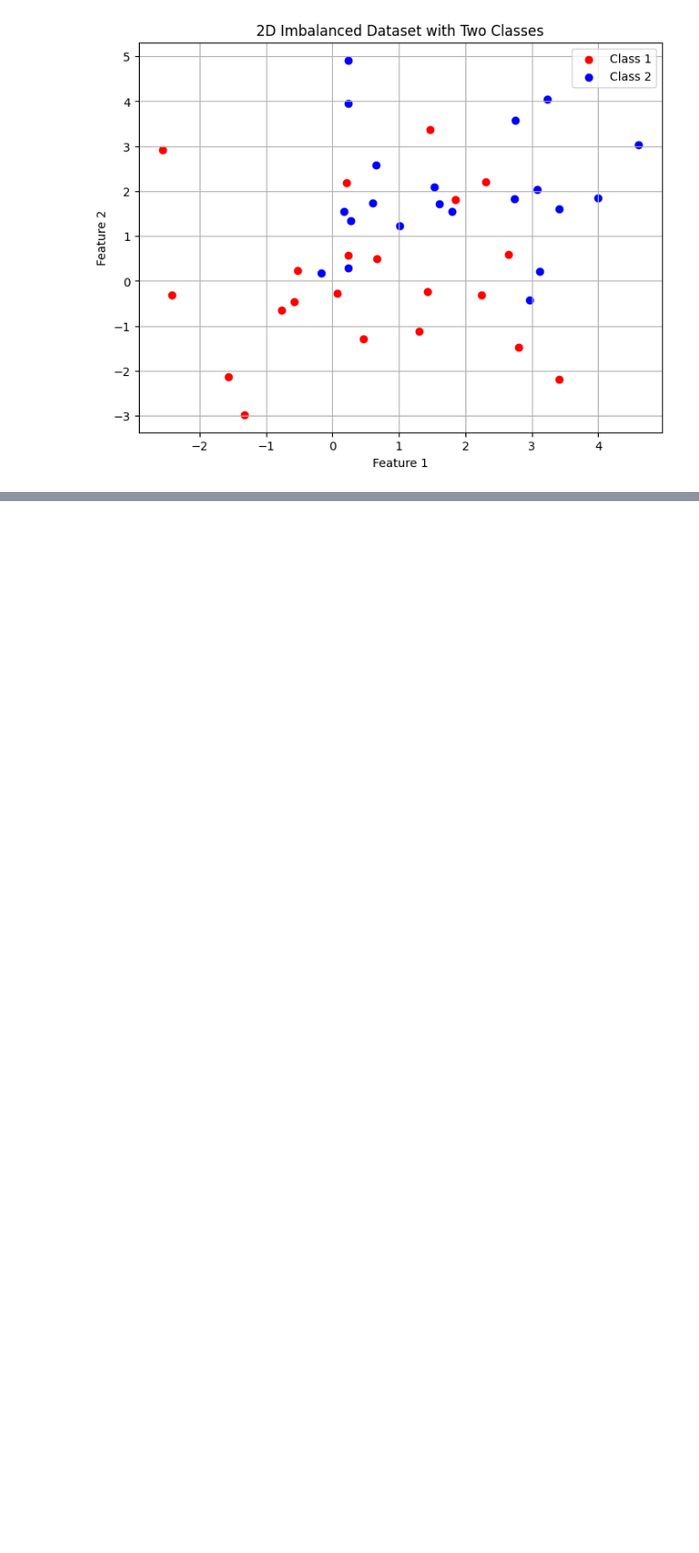
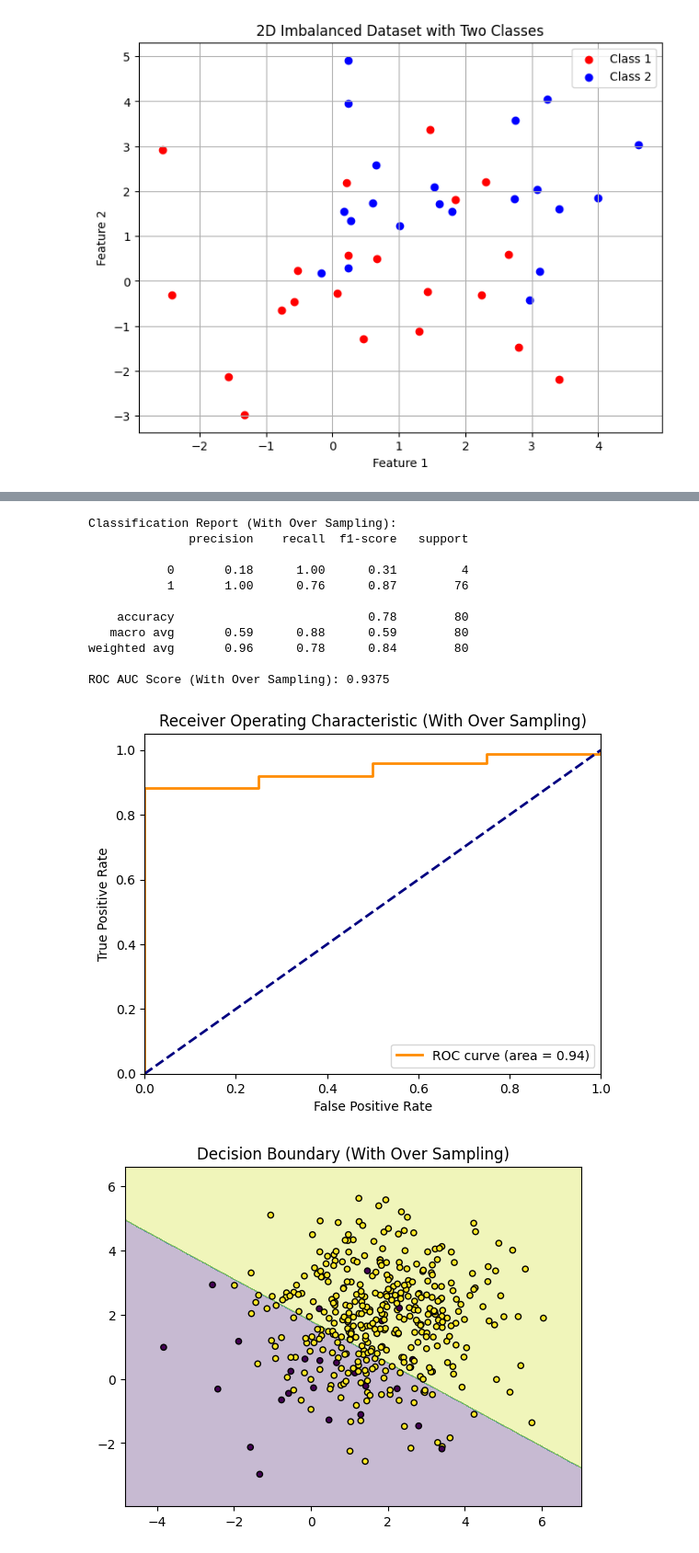
Before and after one commit to ajaykumar080286/MachineLearning, a Jupyter notebook: imbalanced_data_yt.ipynb, the cells around one changed output, grey strips where cells are left out. Shown at 92% size. Drawn from its saved outputs; the diff is of its cells as text; code cells hidden in the pictures; blank space fills up the shorter version.

```diff
--- a/imbalanced_data_yt.ipynb
+++ b/imbalanced_data_yt.ipynb
@@ -148,0 +170,60 @@ rus=
+# %%
+from sklearn.linear_model import LogisticRegression
+# Initialize and train RandomForest classifier on resampled data
+classifier_rus = LogisticRegression()
+classifier_rus.fit(X_resampled, y_resampled)
+
+# Predict test set
+y_pred_rus = classifier_rus.predict(X_test)
+y_proba_rus = classifier_rus.predict_proba(X_test)[:, 1]
+
+# Print classification report for resampled data
+print("Classification Report (With Over Sampling):")
+print(classification_report(y_test, y_pred_rus))
+
+# Print ROC AUC Score for resampled data
+print("ROC AUC Score (With Over Sampling):", roc_auc_score(y_test, y_proba_rus))
+
+# Plotting ROC AUC Curve for resampled data
+fpr_rus, tpr_rus, _ = roc_curve(y_test, y_proba_rus)
+plt.figure()
+plt.plot(fpr_rus, tpr_rus, color='darkorange', lw=2, label='ROC curve (area = %0.2f)' % roc_auc_score(y_test, y_proba_rus))
+plt.plot([0, 1], [0, 1], color='navy', lw=2, linestyle='--')
+plt.xlim([0.0, 1.0])
+plt.ylim([0.0, 1.05])
+plt.xlabel('False Positive Rate')
+plt.ylabel('True Positive Rate')
+plt.title('Receiver Operating Characteristic (With Over Sampling)')
+plt.legend(loc="lower right")
+plt.show()
+
+# Function to plot decision boundaries for resampled data
+def plot_decision_boundaries_ros(X, y, model):
+    plot_step = 0.02
+    x_min, x_max = X[:, 0].min() - 1, X[:, 0].max() + 1
+    y_min, y_max = X[:, 1].min() - 1, X[:, 1].max() + 1
+    xx, yy = np.meshgrid(np.arange(x_min, x_max, plot_step),
+                         np.arange(y_min, y_max, plot_step))
+    Z = model.predict(np.c_[xx.ravel(), yy.ravel()])
+    Z = Z.reshape(xx.shape)
+    plt.contourf(xx, yy, Z, alpha=0.3)
+    plt.scatter(X[:, 0], X[:, 1], c=y, edgecolors='k', s=20)
+    plt.title("Decision Boundary (With Over Sampling)")
+    plt.show()
+
+# Plot decision boundary for resampled data
+plot_decision_boundaries_ros(X, y, classifier_rus)
+# %% [output]
+Classification Report (With Over Sampling):
+              precision    recall  f1-score   support
+
+           0       0.18      1.00      0.31         4
+           1       1.00      0.76      0.87        76
+
+    accuracy                           0.78        80
+   macro avg       0.59      0.88      0.59        80
+weighted avg       0.96      0.78      0.84        80
+
+ROC AUC Score (With Over Sampling): 0.9375
+[figure, added]
+[figure, added]
```
Also changed, not shown: parts of 22 cells of this notebook.
